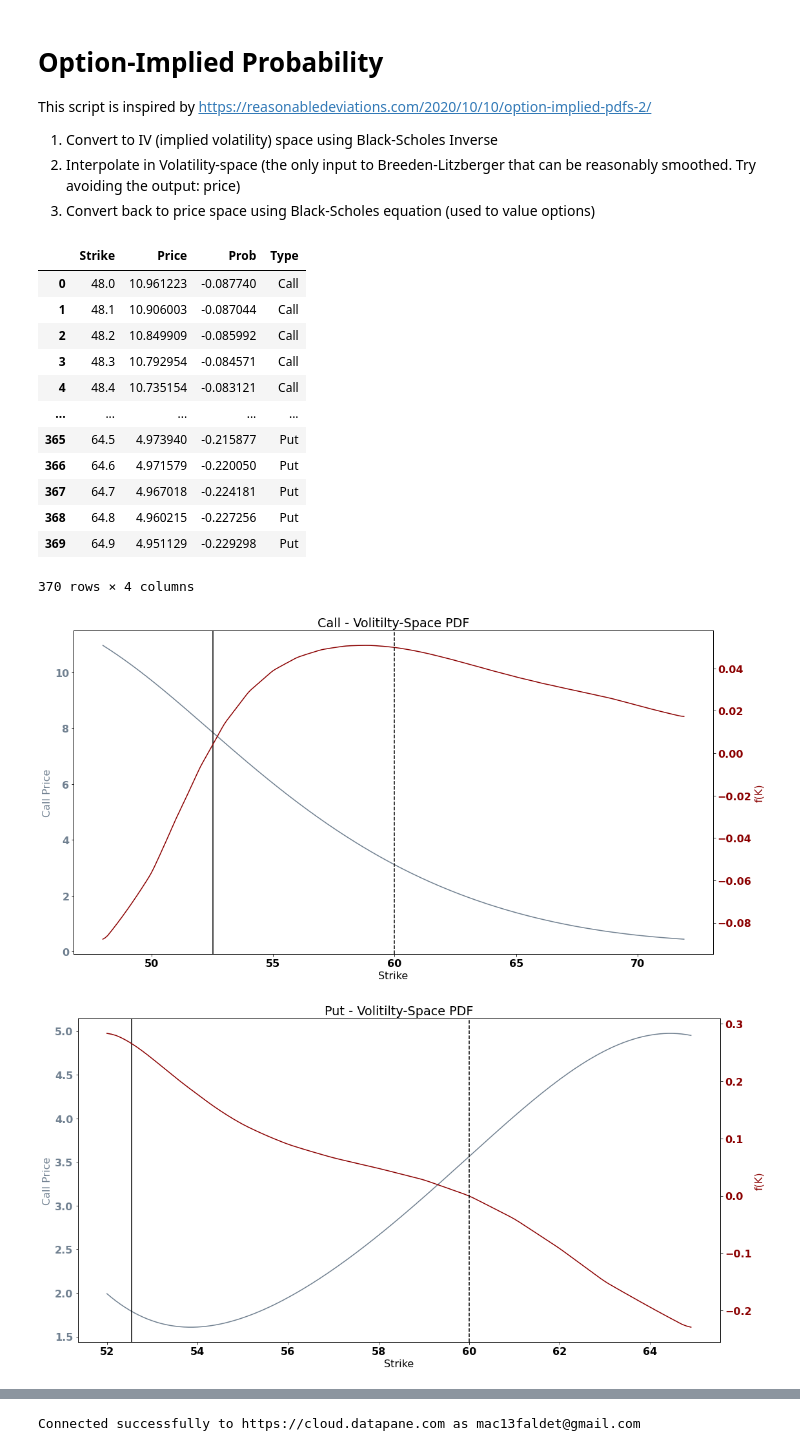
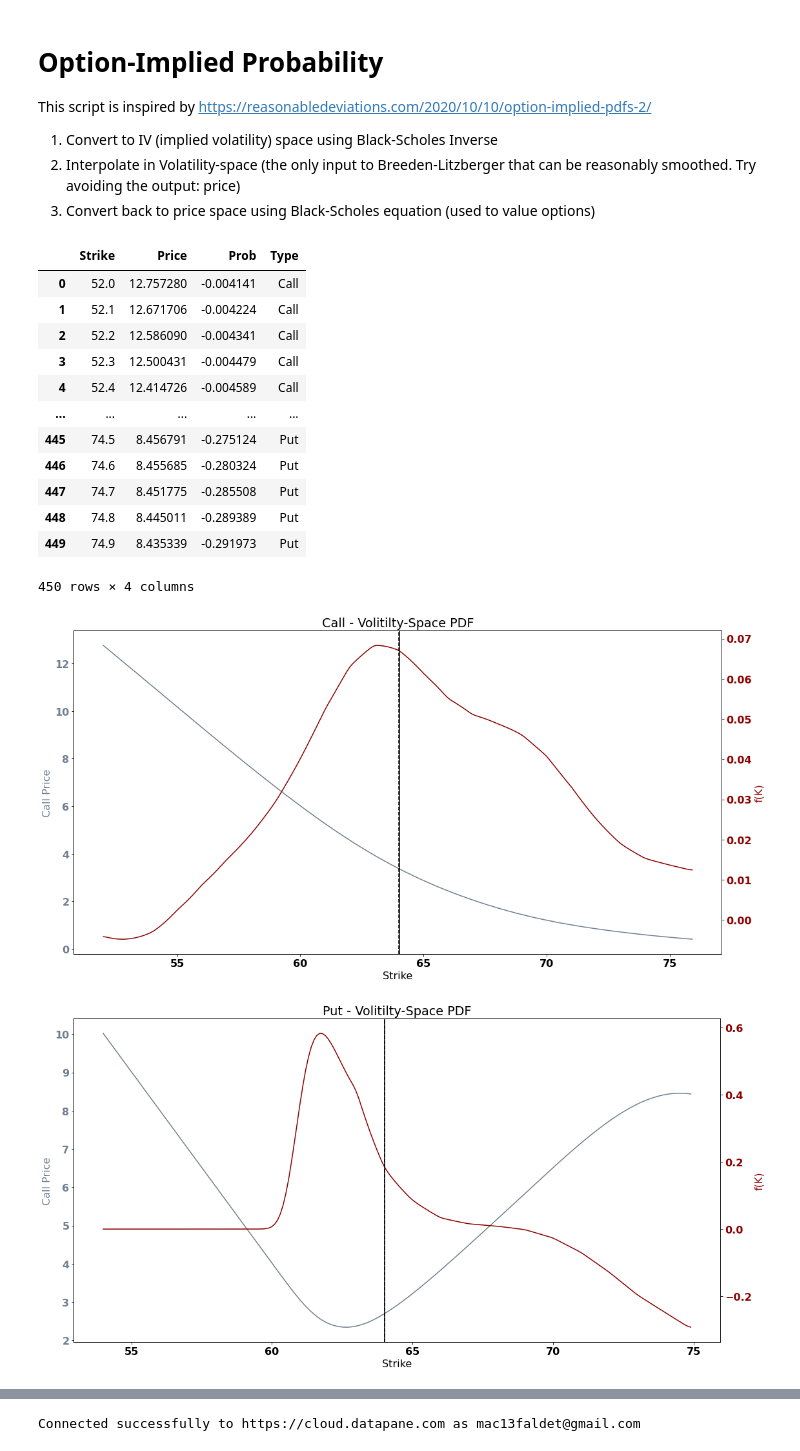
Before and after one commit to mfaldet/Stock-Evaluation, a Jupyter notebook: Option Trading/option_implied_probability_pt2.ipynb, the cells around one changed output, grey strips where cells are left out. Drawn from its saved outputs; the diff is of its cells as text; code cells hidden in the pictures.

```diff
--- a/Option Trading/option_implied_probability_pt2.ipynb
+++ b/Option Trading/option_implied_probability_pt2.ipynb
@@ -8,7 +8,7 @@ This script is inspired by https://reasonabledeviations.com/2020/10/10/option-im
 # %%
 # Downloaded +/-50 from: https://www.barchart.com/futures/quotes/ZL*0/options?moneyness=20
 import pandas as pd
-raw_data = pd.read_csv('zlh23-options-american-options-exp-02_24_23-50-strikes-intraday-12-10-2022.csv')
+raw_data = pd.read_csv('zlh23-options-american-options-exp-02_24_23-50-strikes-intraday-12-22-2022.csv')
 commodity='Soybean Oil'
 #raw_data
 # %%
@@ -238,34 +238,34 @@ def breeden_litzberger(df, S, t, r, plotfig=False, savefig=False):
     return(pdf)
 # %%
 # Price of the underlying
-S = 52.54
+S = 64.02
 
 # Risk-free rate
 r = 0
 
 # Time till contract expiration
 expiration_month = 3
 expiration_year = 2023
 t = get_t(expiration_month, expiration_year)
 
 pdf = breeden_litzberger(data, S, t, r, plotfig=False, savefig=False)
 pdf
 # %% [output]
 |  | Strike | Price | Prob | Type |
-| 0 | 48.0 | 10.961223 | -0.087740 | Call |
-| 1 | 48.1 | 10.906003 | -0.087044 | Call |
-| 2 | 48.2 | 10.849909 | -0.085992 | Call |
-| 3 | 48.3 | 10.792954 | -0.084571 | Call |
-| 4 | 48.4 | 10.735154 | -0.083121 | Call |
+| 0 | 52.0 | 12.757280 | -0.004141 | Call |
+| 1 | 52.1 | 12.671706 | -0.004224 | Call |
+| 2 | 52.2 | 12.586090 | -0.004341 | Call |
+| 3 | 52.3 | 12.500431 | -0.004479 | Call |
+| 4 | 52.4 | 12.414726 | -0.004589 | Call |
 | ... | ... | ... | ... | ... |
-| 365 | 64.5 | 4.973940 | -0.215877 | Put |
-| 366 | 64.6 | 4.971579 | -0.220050 | Put |
-| 367 | 64.7 | 4.967018 | -0.224181 | Put |
-| 368 | 64.8 | 4.960215 | -0.227256 | Put |
-| 369 | 64.9 | 4.951129 | -0.229298 | Put |
+| 445 | 74.5 | 8.456791 | -0.275124 | Put |
+| 446 | 74.6 | 8.455685 | -0.280324 | Put |
+| 447 | 74.7 | 8.451775 | -0.285508 | Put |
+| 448 | 74.8 | 8.445011 | -0.289389 | Put |
+| 449 | 74.9 | 8.435339 | -0.291973 | Put |
-370 rows × 4 columns
+450 rows × 4 columns
-[figure, old version]
+[figure, new version]
-[figure, old version]
+[figure, new version]
 # %%
 def plot_all(pdf, savefig=False):
     s = pdf.Strike.mean()
```
Also changed, not shown: parts of 2 cells of this notebook, 4 other files.
